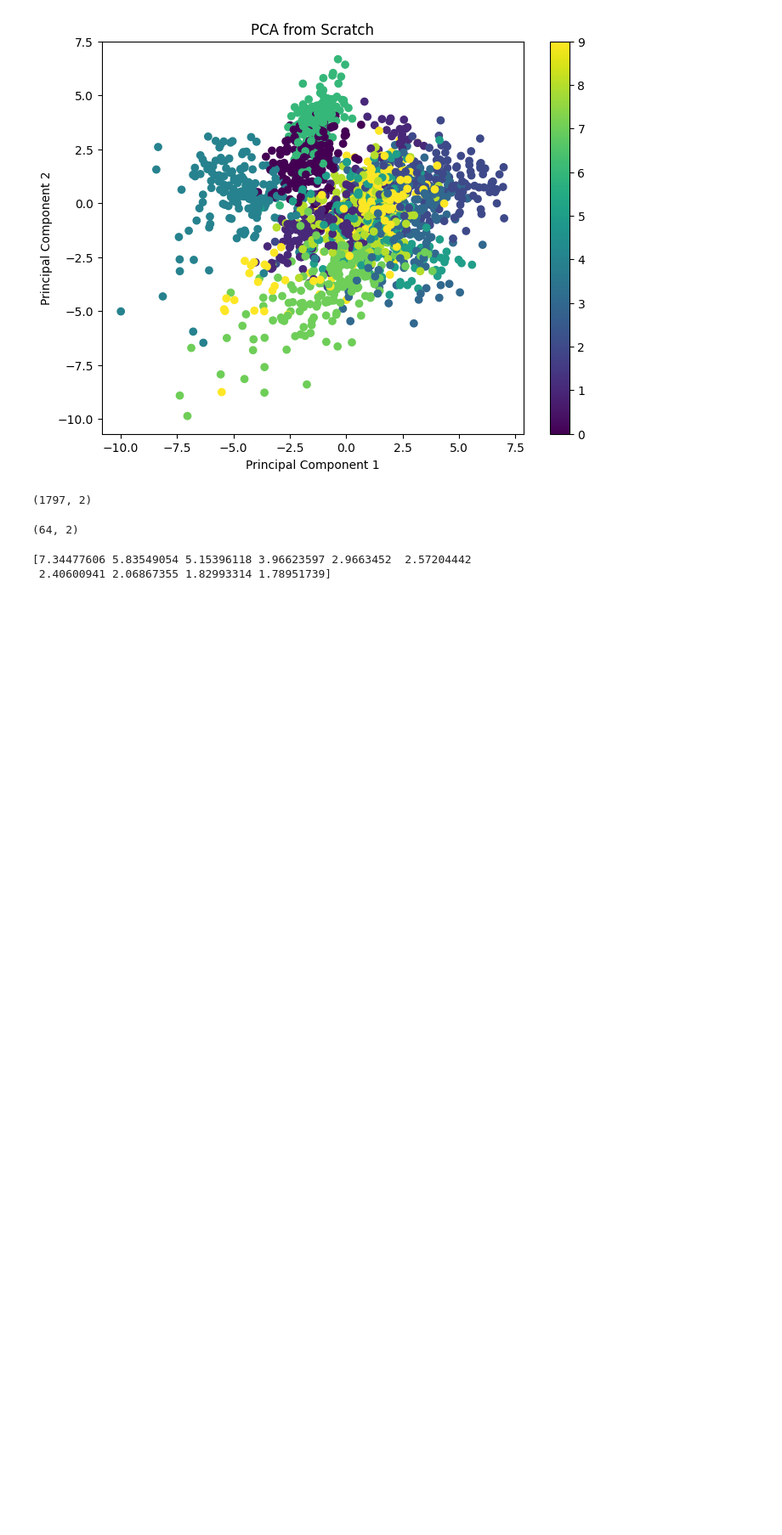
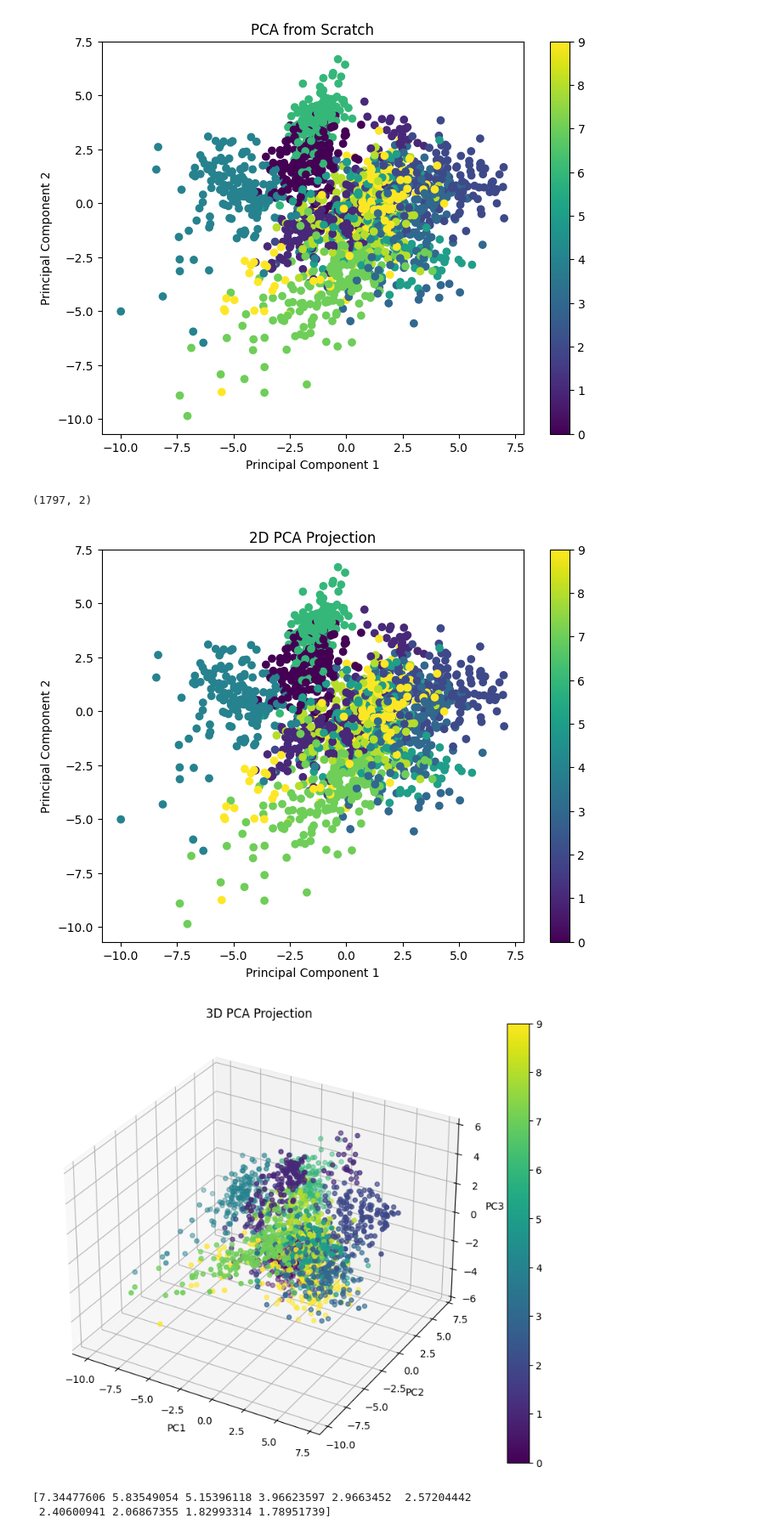
Before and after one commit to sailokesh-g/PCA-from-Scratch, a Jupyter notebook: pca.ipynb, the cells around one changed output. Shown at 85% size. Saved outputs shown, nothing was run; the diff lists cells and outputs as text; code cells hidden in the pictures; blank space fills up the shorter version.

Commit message:
Added 2D and 3D PCA visualizations

```diff
--- a/pca.ipynb
+++ b/pca.ipynb
@@ -24,13 +24,67 @@ print(X_pca.shape)
 # %% [output]
 (1797, 2)
 # %%
-k = 2
+# Select first 3 principal components
+k = 3
 
 principal_components = sorted_eigenvectors[:, :k]
 
-print(principal_components.shape)
+# Transform the data
+X_pca = np.dot(X_standard, principal_components)
+
+
+# ----------------------
+# 2D PCA Plot
+# ----------------------
+
+plt.figure(figsize=(8, 6))
+
+plt.scatter(
+    X_pca[:, 0],
+    X_pca[:, 1],
+    c=y,
+    cmap="viridis"
+)
+
+plt.xlabel("Principal Component 1")
+plt.ylabel("Principal Component 2")
+plt.title("2D PCA Projection")
+
+plt.colorbar()
+
+plt.show()
+
+
+# ----------------------
+# 3D PCA Plot
+# ----------------------
+
+from mpl_toolkits.mplot3d import Axes3D
+
+fig = plt.figure(figsize=(10, 8))
+
+ax = fig.add_subplot(111, projection="3d")
+
+scatter = ax.scatter(
+    X_pca[:, 0],
+    X_pca[:, 1],
+    X_pca[:, 2],
+    c=y,
+    cmap="viridis"
+)
+
+ax.set_xlabel("PC1")
+ax.set_ylabel("PC2")
+ax.set_zlabel("PC3")
+
+ax.set_title("3D PCA Projection")
+
+plt.colorbar(scatter)
+
+plt.show()
 # %% [output]
-(64, 2)
+[figure, added]
+[figure, added]
 # %%
 sorted_index = np.argsort(eigenvalues)[::-1]
 
```
